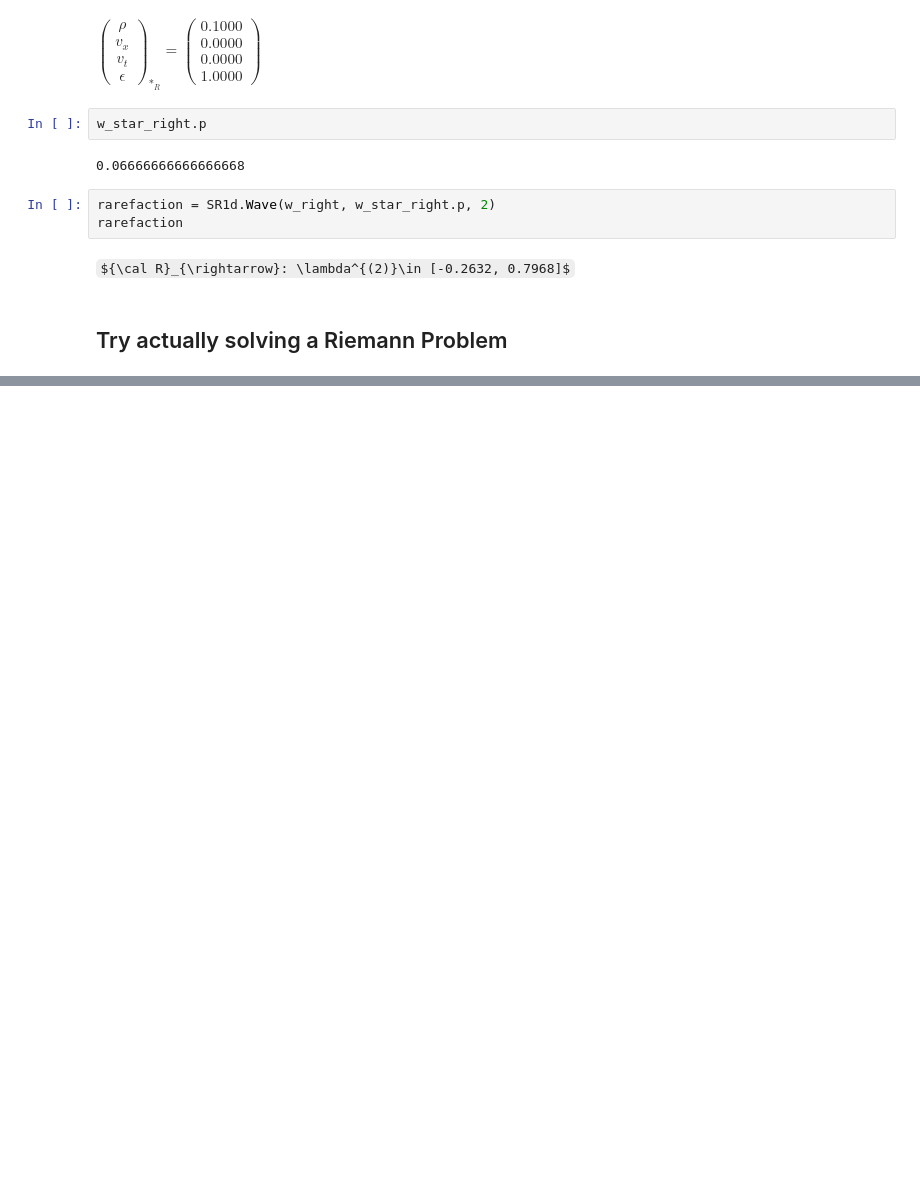
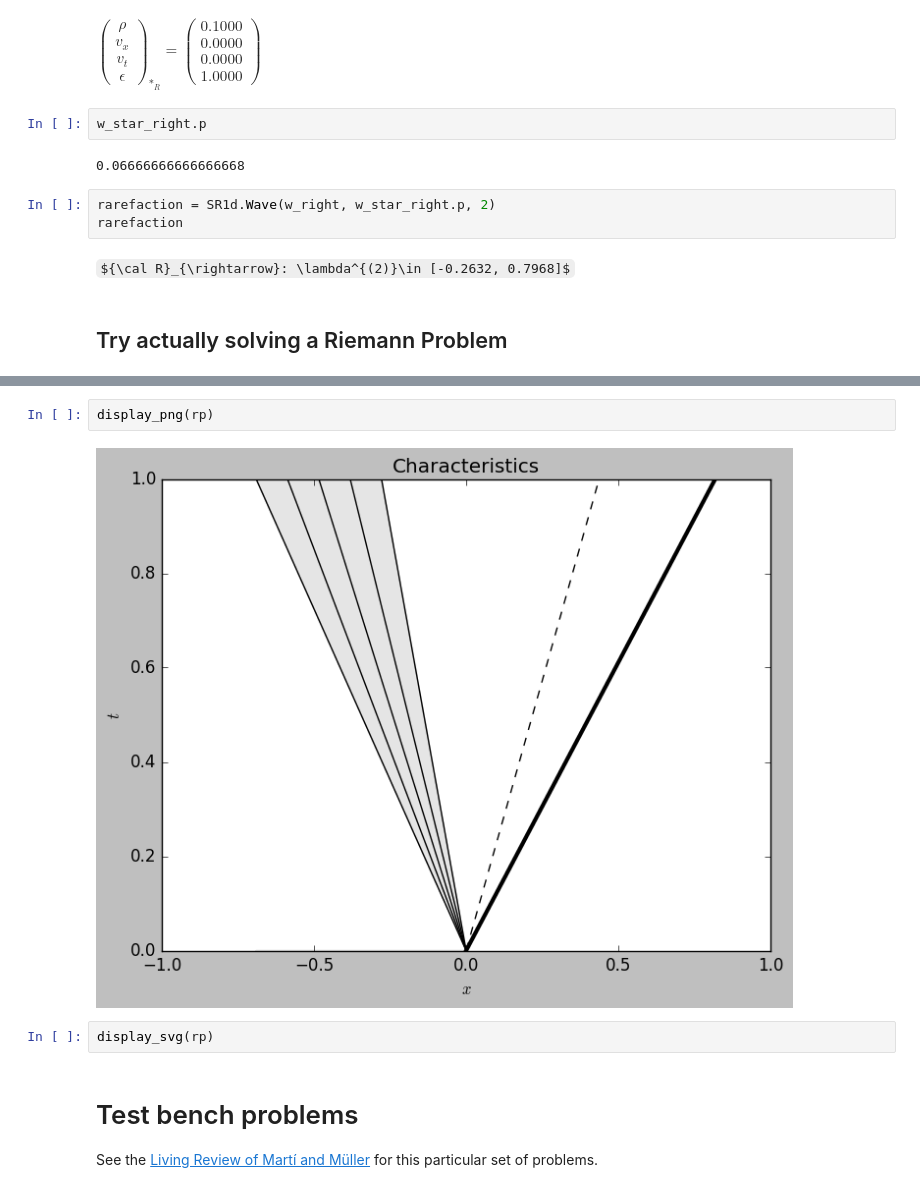
Before and after one commit to harpolea/r3d2, a Jupyter notebook: Riemann-Problem-Testing.ipynb, the cells around one changed output, grey strips where cells are left out. Saved outputs shown, nothing was run; the diff lists cells and outputs as text; some formulas as TeX source; blank space fills up the shorter version.

Commit message:
Add more custom display logic.
Figures could do with improvement.

```diff
--- a/Riemann-Problem-Testing.ipynb
+++ b/Riemann-Problem-Testing.ipynb
@@ -61,0 +63,10 @@ $\begin{cases} \begin{pmatrix} \rho \\ v_x \\ v_t \\ \epsilon \end{pmatrix}_{L}
+# %%
+display_png(rp)
+# %% [output]
+[figure, added]
+# %%
+display_svg(rp)
+# %% [markdown]
+# Test bench problems
+
+See the [Living Review of Martí and Müller](http://computastrophys.livingreviews.org/Articles/lrca-2015-3/articlese6.html#x9-690006.3) for this particular set of problems.
```
Also changed, not shown: parts of 10 cells of this notebook, 1 other file.
